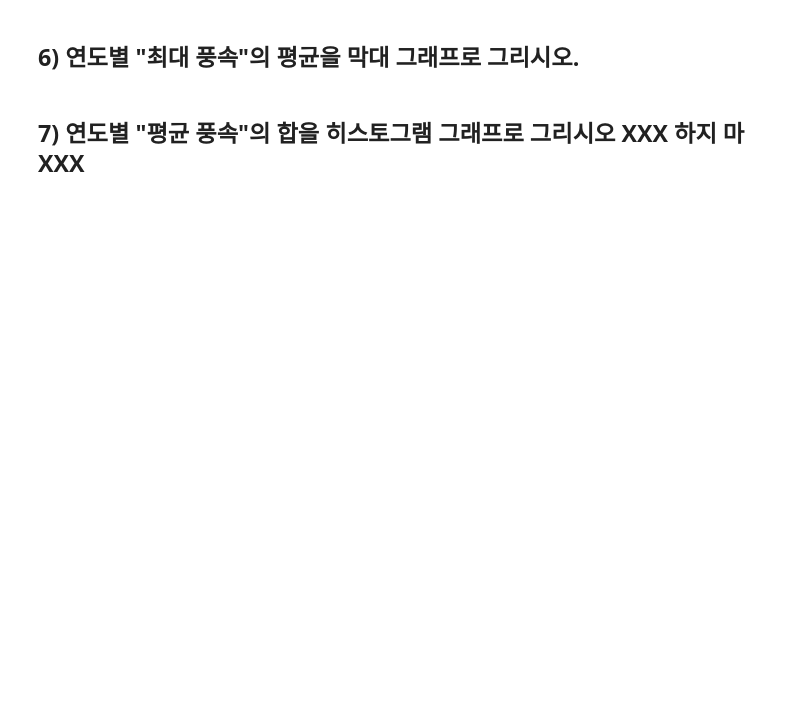
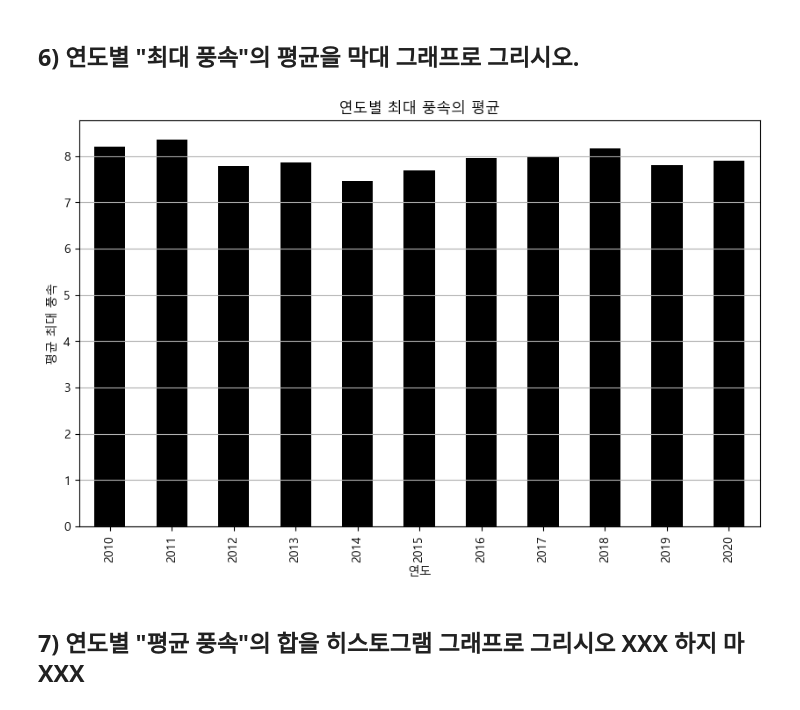
Before and after one commit to yubeen00/python_basic_3, a Jupyter notebook: time_series_class_5_9.ipynb, the cells around one changed output. Saved outputs shown, nothing was run; the diff lists cells and outputs as text; code cells hidden in the pictures; blank space fills up the shorter version.

```diff
--- a/time_series_class_5_9.ipynb
+++ b/time_series_class_5_9.ipynb
@@ -325,4 +418,21 @@ Text(0, 0.5, '빈도수')
 # %% [markdown]
 ## 6) 연도별 "최대 풍속"의 평균을 막대 그래프로 그리시오.
+# %%
+weather['일시'] = pd.to_datetime(weather['일시'])
+weather['연도'] = weather['일시'].dt.year
+
+# 연도별 '최대 풍속' 평균
+year_avg_max_wind = weather.groupby('연도')['최대 풍속'].mean()
+
+# 막대 그래프
+plt.figure(figsize=(10, 6))
+year_avg_max_wind.plot(kind='bar', color='black')
+plt.title('연도별 최대 풍속의 평균')
+plt.xlabel('연도')
+plt.ylabel('평균 최대 풍속')
+plt.grid(axis='y')
+plt.show()
+# %% [output]
+[figure, added]
 # %% [markdown]
 ## 7) 연도별 "평균 풍속"의 합을 히스토그램 그래프로 그리시오 **XXX 하지 마 XXX**
```
Also changed, not shown: parts of 14 cells of this notebook.
